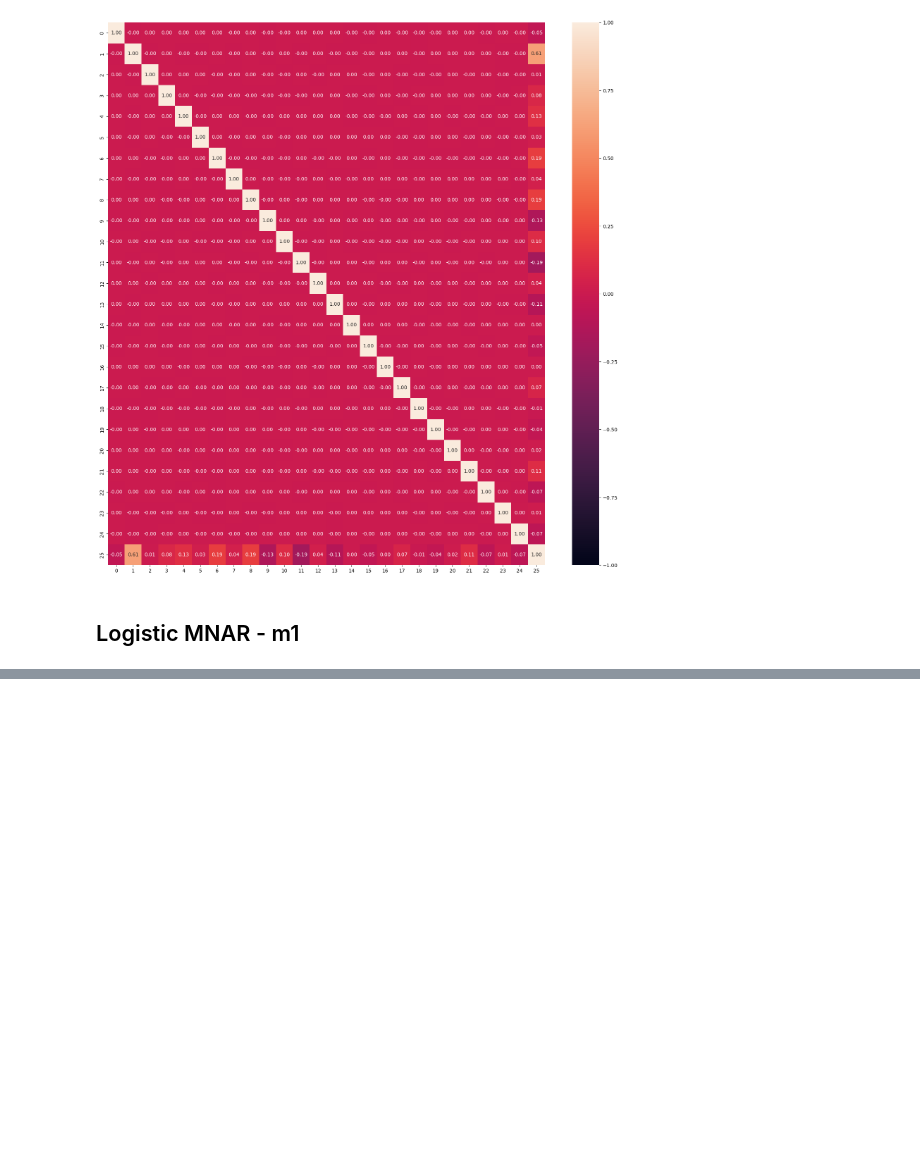
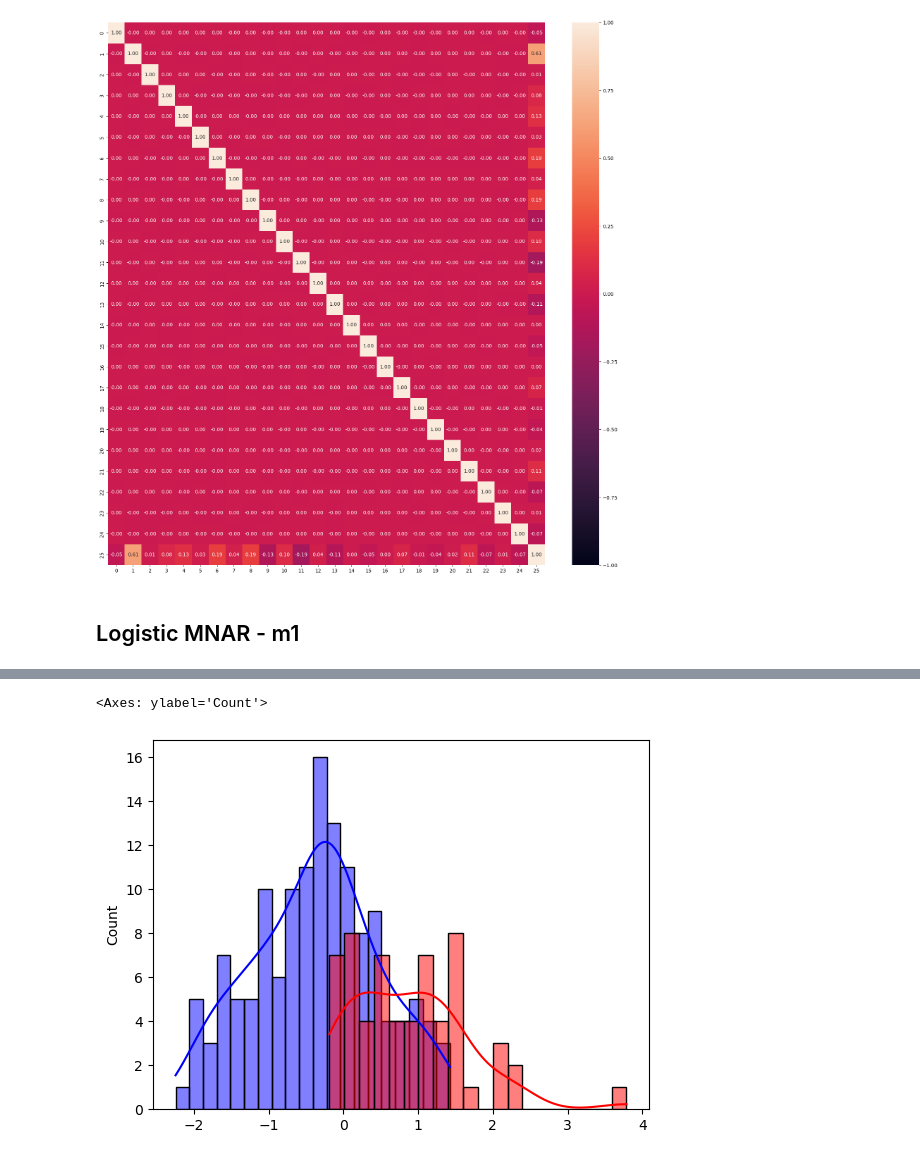
Before and after one commit to sitaomin1994/federated_imputation, a Jupyter notebook: notebook/paper_revision.ipynb, the cells around one changed output, grey strips where cells are left out. Cells and saved outputs as stored; diff of their text form; code cells hidden in the pictures; blank space fills up the shorter version.

```diff
--- a/notebook/paper_revision.ipynb
+++ b/notebook/paper_revision.ipynb
@@ -73,0 +251,14 @@ Name: count, dtype: int64
+# %%
+# distribution check
+import seaborn as sns
+
+X = np.random.randn(200, 50)
+X = (X - np.mean(X, axis=0))/ np.std(X, axis=0)
+corr_matrix = np.corrcoef(X, rowvar=False)
+
+mask, ps = MNAR_mask_logistic(X, 0.3, 0.3, False)
+sns.histplot(X[:, 0][mask[:, 0]], kde=True, color="blue", label="X", bins = 20)
+sns.histplot(X[:, 0][~mask[:, 0]], kde=True, color="red", label="X", bins = 20)
+# %% [output]
+<Axes: ylabel='Count'>
+[figure, added]
```
Also changed, not shown: parts of 14 cells of this notebook, 8 other files.
